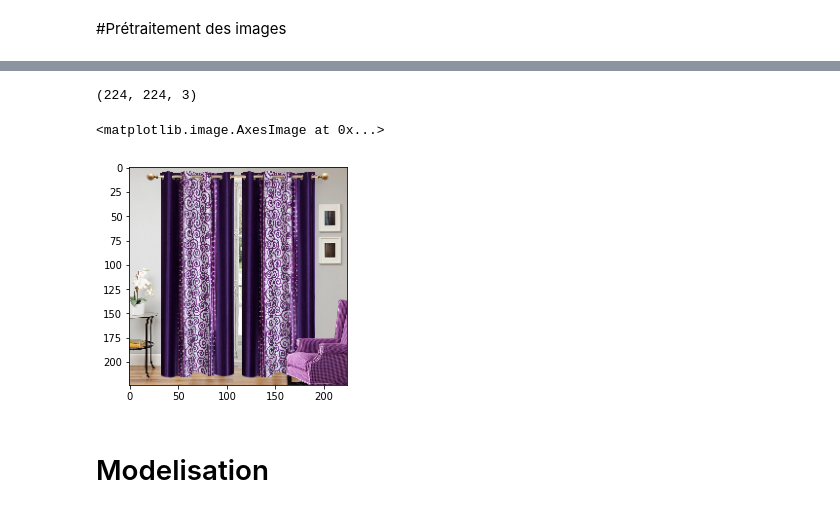
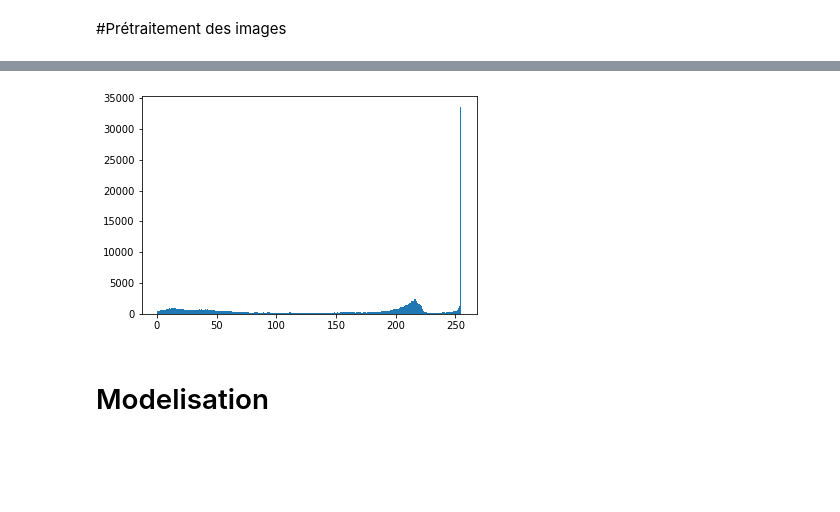
Before and after one commit to AbdulmagedALKHULAIFI/Automatic-classifer-consumer-goods, a Jupyter notebook: p6_2_IMG.ipynb, the cells around one changed output, grey strips where cells are left out. Drawn from its saved outputs; the diff is of its cells as text; code cells hidden in the pictures; blank space fills up the shorter version.

```diff
--- a/p6_2_IMG.ipynb
+++ b/p6_2_IMG.ipynb
@@ -144,11 +163,8 @@ def automatic_brightness_and_contrast(image, clip_hist_percent=1):
-# %%
-squared_image=resize_image(RGB_im, size=224, interpolation=cv2.INTER_AREA)
-print(squared_image.shape)
-plt.imshow(squared_image)
-# %% [output]
-(224, 224, 3)
-<matplotlib.image.AxesImage at 0x...>
-[figure, removed]
+# %%
+n, bins, patches = plt.hist(squared_image.flatten(), bins=range(256))
+plt.show()
+# %% [output]
+[figure, added]
 # %%
 dir_read = imgs_path
 dir_write = preprocessed_imgs_path
```
Also changed, not shown: parts of 27 cells of this notebook.
